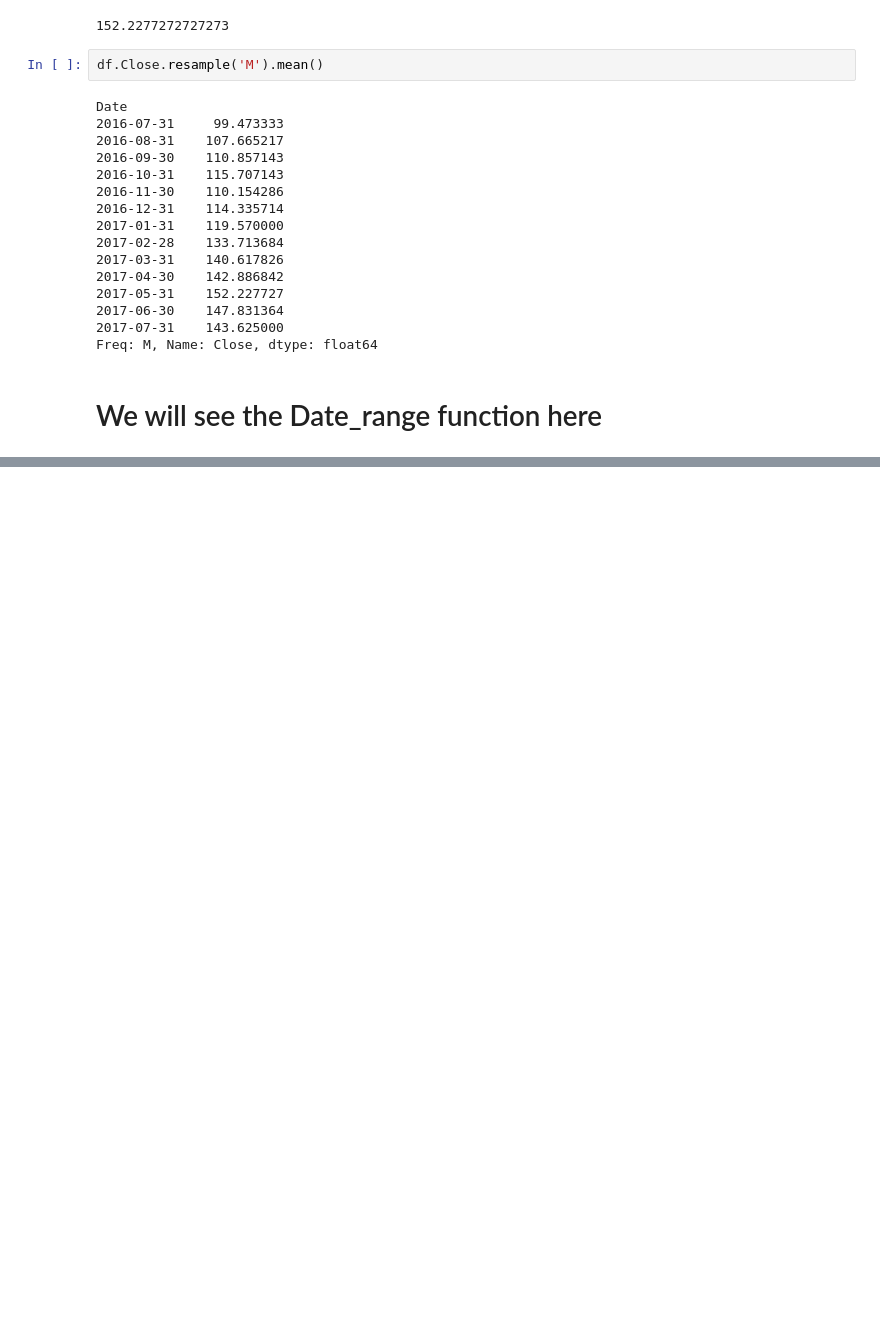
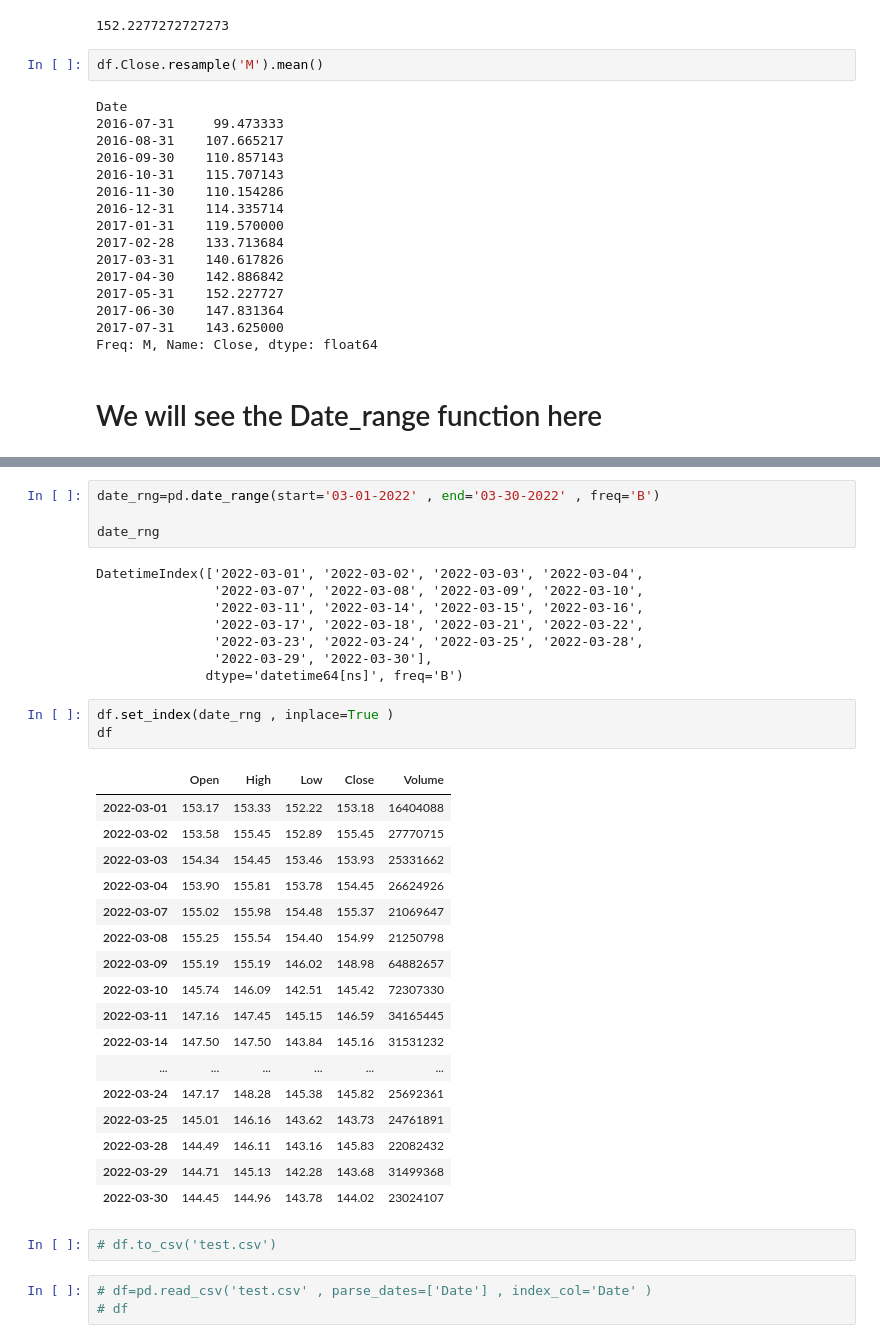
Before and after one commit to Abdullah-kwl/Pandas-Tutorial, a Jupyter notebook: pandas_tutorial08.ipynb, the cells around one changed output, grey strips where cells are left out. Saved outputs shown, nothing was run; the diff lists cells and outputs as text; blank space fills up the shorter version.

```diff
--- a/pandas_tutorial08.ipynb
+++ b/pandas_tutorial08.ipynb
@@ -183,0 +202,38 @@ Abdullah
+# %%
+date_rng=pd.date_range(start='03-01-2022' , end='03-30-2022' , freq='B')
+
+date_rng
+# %% [output]
+DatetimeIndex(['2022-03-01', '2022-03-02', '2022-03-03', '2022-03-04',
+               '2022-03-07', '2022-03-08', '2022-03-09', '2022-03-10',
+               '2022-03-11', '2022-03-14', '2022-03-15', '2022-03-16',
+               '2022-03-17', '2022-03-18', '2022-03-21', '2022-03-22',
+               '2022-03-23', '2022-03-24', '2022-03-25', '2022-03-28',
+               '2022-03-29', '2022-03-30'],
+              dtype='datetime64[ns]', freq='B')
+# %%
+df.set_index(date_rng , inplace=True )
+df
+# %% [output]
+|  | Open | High | Low | Close | Volume |
+| 2022-03-01 | 153.17 | 153.33 | 152.22 | 153.18 | 16404088 |
+| 2022-03-02 | 153.58 | 155.45 | 152.89 | 155.45 | 27770715 |
+| 2022-03-03 | 154.34 | 154.45 | 153.46 | 153.93 | 25331662 |
+| 2022-03-04 | 153.90 | 155.81 | 153.78 | 154.45 | 26624926 |
+| 2022-03-07 | 155.02 | 155.98 | 154.48 | 155.37 | 21069647 |
+| 2022-03-08 | 155.25 | 155.54 | 154.40 | 154.99 | 21250798 |
+| 2022-03-09 | 155.19 | 155.19 | 146.02 | 148.98 | 64882657 |
+| 2022-03-10 | 145.74 | 146.09 | 142.51 | 145.42 | 72307330 |
+| 2022-03-11 | 147.16 | 147.45 | 145.15 | 146.59 | 34165445 |
+| 2022-03-14 | 147.50 | 147.50 | 143.84 | 145.16 | 31531232 |
+| ... | ... | ... | ... | ... | ... |
+| 2022-03-24 | 147.17 | 148.28 | 145.38 | 145.82 | 25692361 |
+| 2022-03-25 | 145.01 | 146.16 | 143.62 | 143.73 | 24761891 |
+| 2022-03-28 | 144.49 | 146.11 | 143.16 | 145.83 | 22082432 |
+| 2022-03-29 | 144.71 | 145.13 | 142.28 | 143.68 | 31499368 |
+| 2022-03-30 | 144.45 | 144.96 | 143.78 | 144.02 | 23024107 |
+# %%
+# df.to_csv('test.csv')
+# %%
+# df=pd.read_csv('test.csv' , parse_dates=['Date'] , index_col='Date' )
+# df
```
Also changed, not shown: parts of 3 cells of this notebook, 1 other file.
